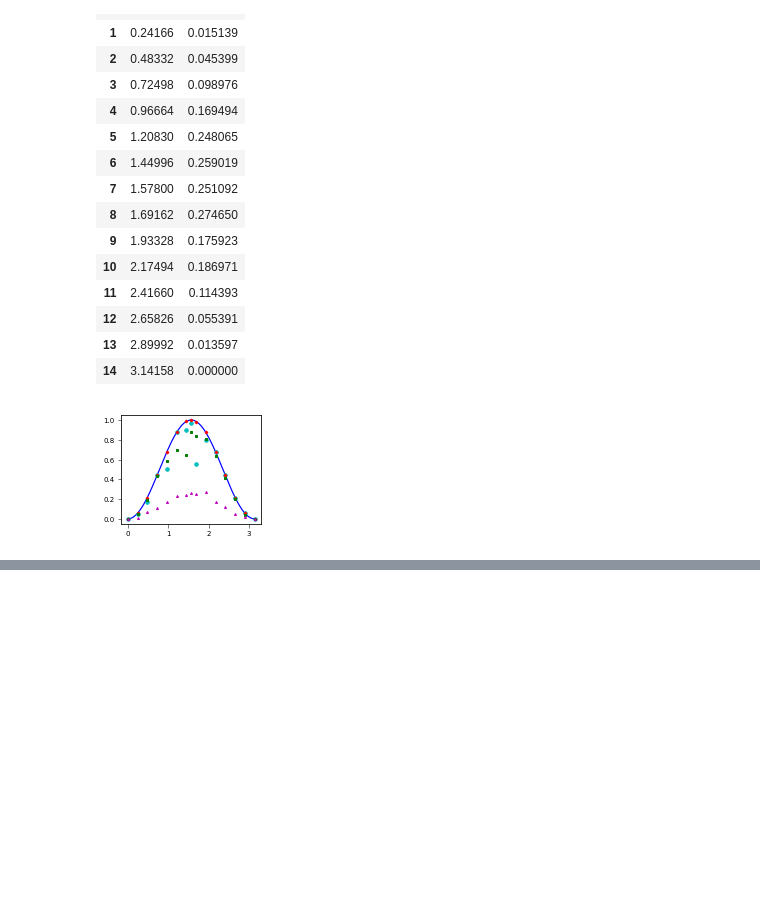
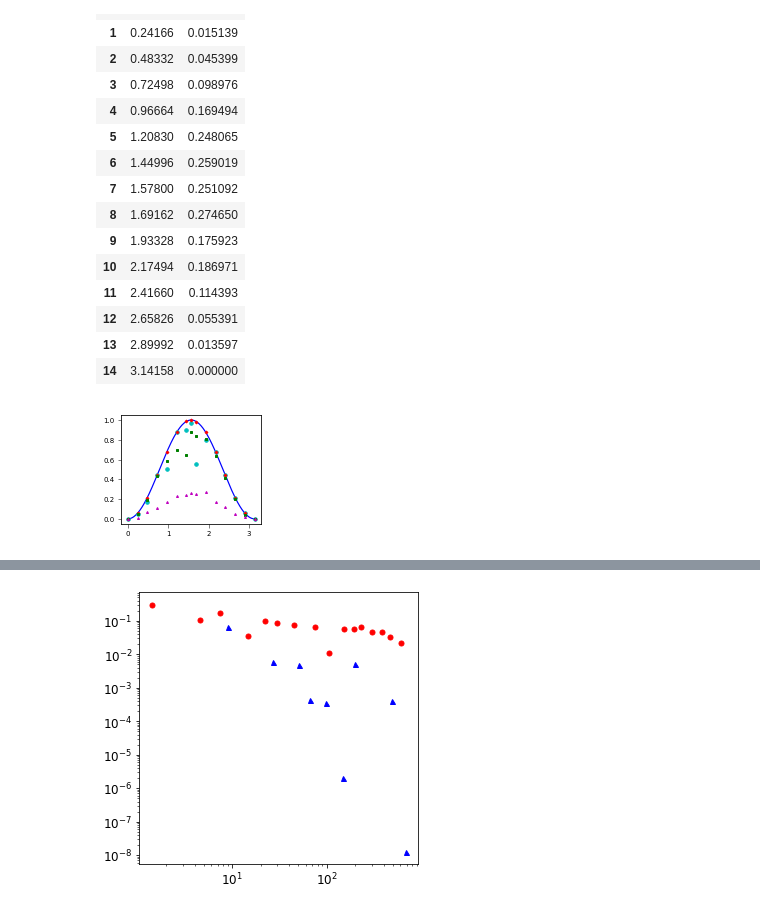
Before and after one commit to estebanmv/Random-Sampling-Extremal-POVMs, a Jupyter notebook: DisplacedPlot.ipynb, the cells around one changed output, grey strips where cells are left out. Cells and saved outputs as stored; diff of their text form; code cells hidden in the pictures; blank space fills up the shorter version.

```diff
--- a/DisplacedPlot.ipynb
+++ b/DisplacedPlot.ipynb
@@ -395,0 +400,7 @@ plt.show()
+# %%
+vtresm = pd.read_csv('Qubit-VTErrtimes.dat',header=None)
+tvtresm = pd.read_csv('tiemposQubitRSMErrtimes.dat',header=None)
+vtresm.columns = ['x','y']
+vtnymr = pd.read_csv('QubitNaimark-VTErrtimes.dat',header=None)
+tvtnymr = pd.read_csv('tiemposQubitRSMNeymartimes.dat',header=None)
+vtnymr.columns = ['x','y']
@@ -395,0 +420,12 @@ plt.show()
+# %%
+plt.figure(figsize= (5,5))
+x = [1,5,10,15,20,25,30,35,40,45,50]
+plt.loglog(tvtresm,1-vtresm.y,"b^",markersize=5)
+plt.tick_params(labelsize=12)#,width=0.5)
+plt.loglog(tvtnymr,1-vtnymr.y,"ro",markersize=5)
+
+#plt.legend((dots1),('Algorithm'), scatterpoints=1)
+#plt.savefig('timesRSMvsRESM.pdf')
+plt.show()
+# %% [output]
+[figure, added]
```
Also changed, not shown: parts of 4 cells of this notebook, 10 other files.
